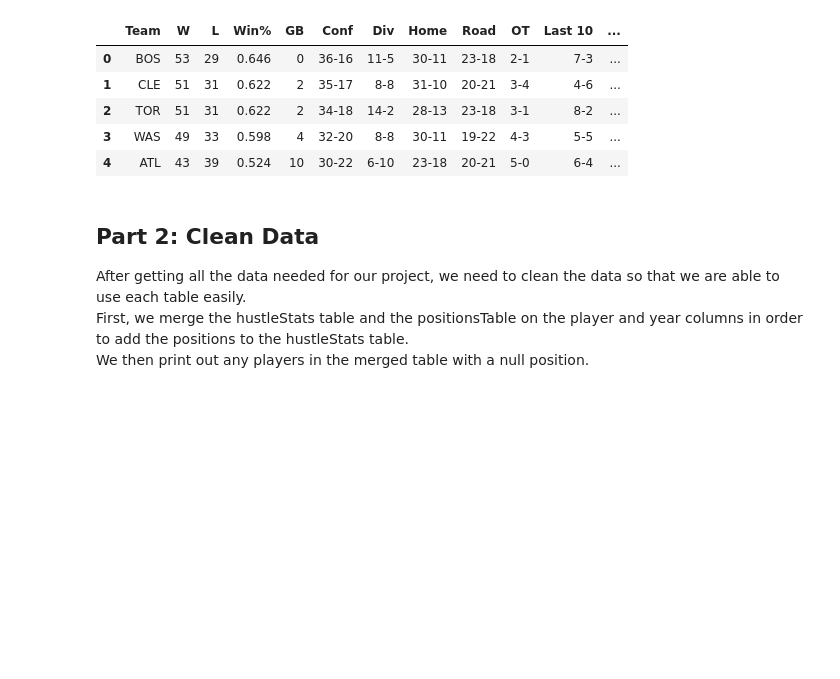
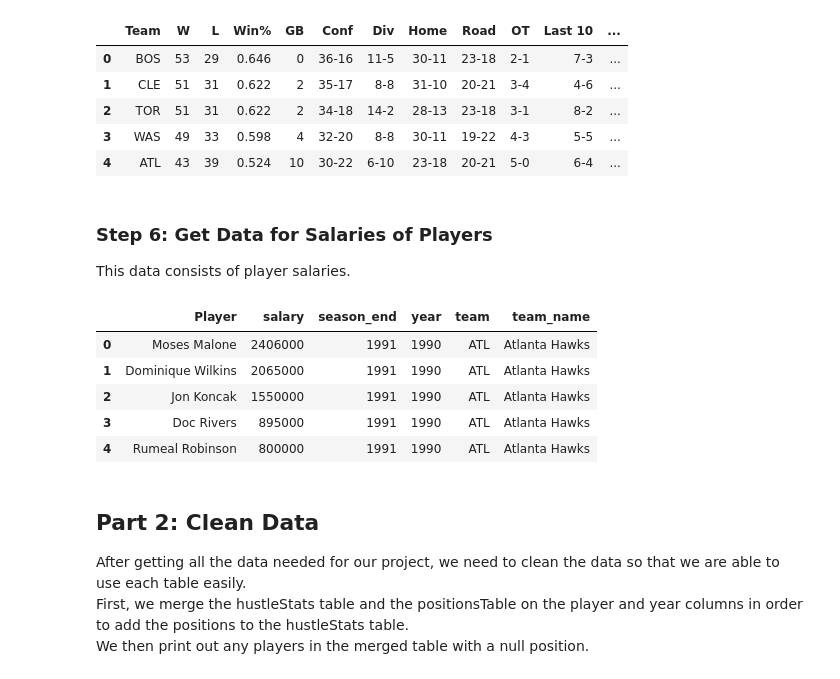
Before and after one commit to yairfax/CMSC320-final-project, a Jupyter notebook: Final Project.ipynb, the cells around one changed output. Drawn from its saved outputs; the diff is of its cells as text; code cells hidden in the pictures; blank space fills up the shorter version.

```diff
--- a/Final Project.ipynb
+++ b/Final Project.ipynb
@@ -174,6 +180,19 @@ teamsWins16_17.head()
 | 2 | TOR | 51 | 31 | 0.622 | 2 | 34-18 | 14-2 | 28-13 | 23-18 | 3-1 | 8-2 | ... |
 | 3 | WAS | 49 | 33 | 0.598 | 4 | 32-20 | 8-8 | 30-11 | 19-22 | 4-3 | 5-5 | ... |
 | 4 | ATL | 43 | 39 | 0.524 | 10 | 30-22 | 6-10 | 23-18 | 20-21 | 5-0 | 6-4 | ... |
+# %% [markdown]
+### Step 6: Get Data for Salaries of Players
+This data consists of player salaries.
+# %%
+salaryTable = getSalaries('player_salaries.csv')
+salaryTable.head()
+# %% [output]
+|  | Player | salary | season_end | year | team | team_name |
+| 0 | Moses Malone | 2406000 | 1991 | 1990 | ATL | Atlanta Hawks |
+| 1 | Dominique Wilkins | 2065000 | 1991 | 1990 | ATL | Atlanta Hawks |
+| 2 | Jon Koncak | 1550000 | 1991 | 1990 | ATL | Atlanta Hawks |
+| 3 | Doc Rivers | 895000 | 1991 | 1990 | ATL | Atlanta Hawks |
+| 4 | Rumeal Robinson | 800000 | 1991 | 1990 | ATL | Atlanta Hawks |
 # %% [markdown]
 ## Part 2: Clean Data
 After getting all the data needed for our project, we need to clean the data so that we are able to use each table easily.
```
Also changed, not shown: parts of 17 cells of this notebook, 1 other file.
